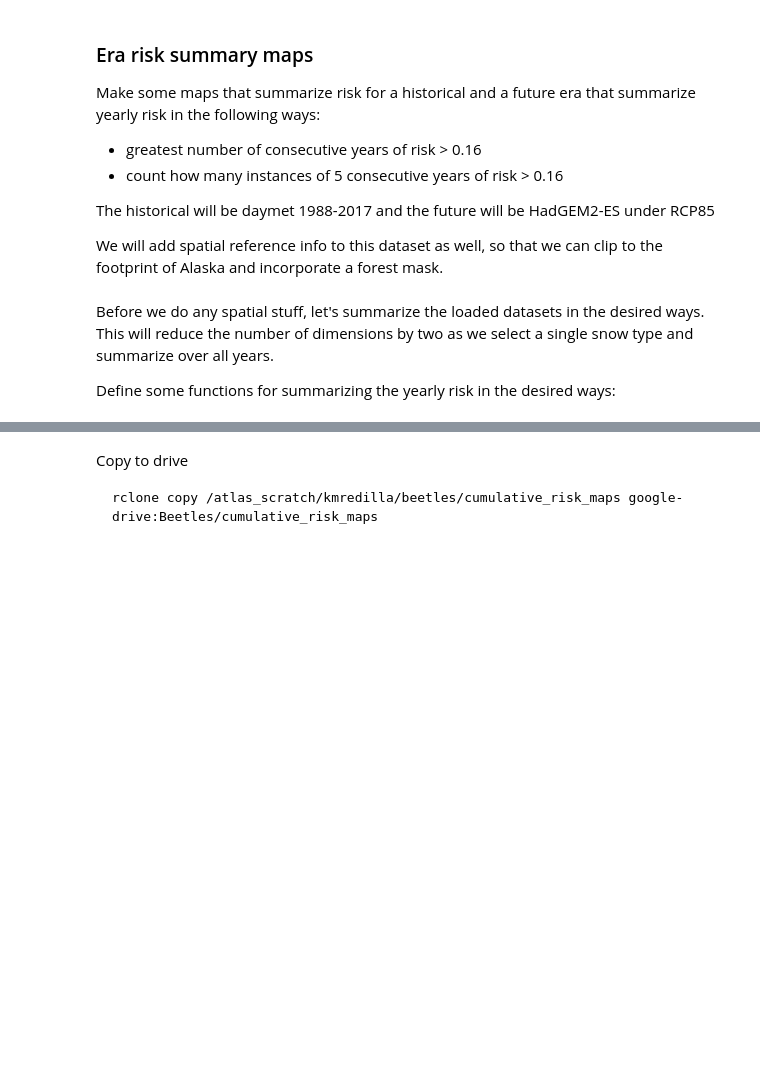
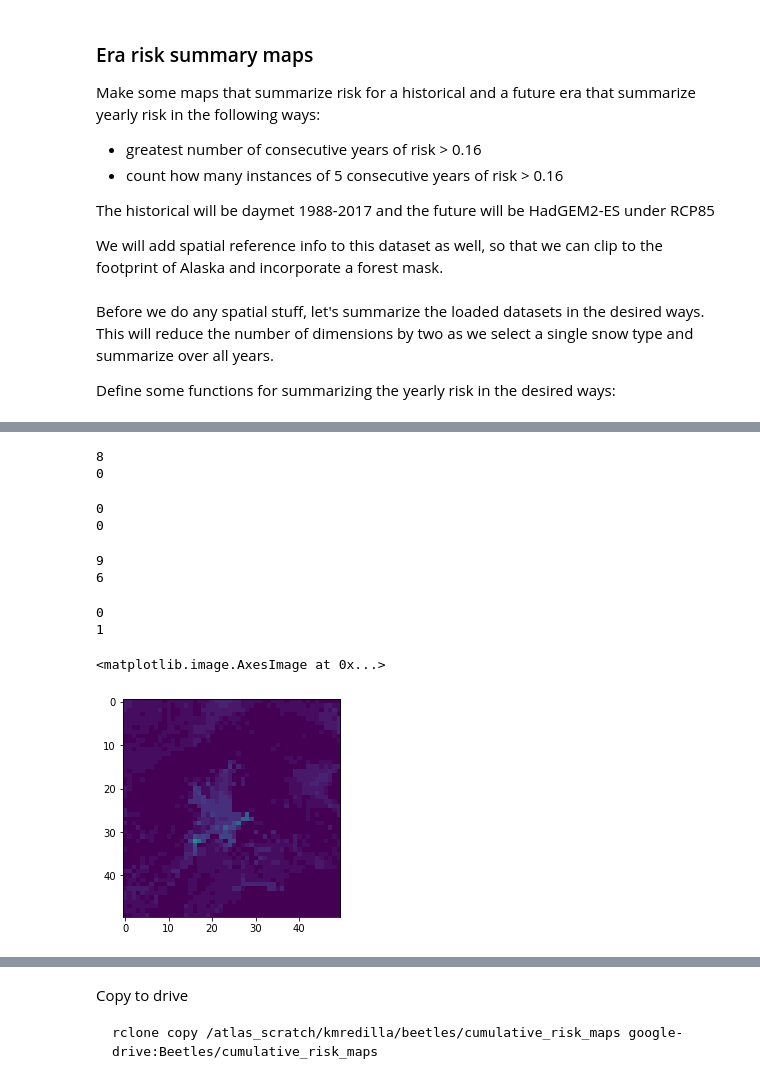
Before and after one commit to ua-snap/spruce-beetle-risk, a Jupyter notebook: eda.ipynb, the cells around one changed output, grey strips where cells are left out. Drawn from its saved outputs; the diff is of its cells as text; code cells hidden in the pictures; blank space fills up the shorter version.

```diff
--- a/eda.ipynb
+++ b/eda.ipynb
@@ -81,0 +109,37 @@ forest_fp = "/workspace/Shared/Tech_Projects/beetles/project_data/ak_forest_mask
+# %%
+r, c = 130, 155
+print((daymet_ds["risk"].sel(snow="med").values[:, r, c] > 0.16).sum())
+print((had_ds["risk"].sel(snow="med").values[:, r, c] > 0.16).sum())
+# %% [output]
+8
+0
+# %%
+r, c = 130, 156
+print((daymet_ds["risk"].sel(snow="med").values[:, r, c] > 0.16).sum())
+print((had_ds["risk"].sel(snow="med").values[:, r, c] > 0.16).sum())
+# %% [output]
+0
+0
+# %%
+r, c = 130, 159
+print((daymet_ds["risk"].sel(snow="med").values[:, r, c] > 0.16).sum())
+print((had_ds["risk"].sel(snow="med").values[:, r, c] > 0.16).sum())
+# %% [output]
+9
+6
+# %%
+r, c = 129, 160
+print((daymet_ds["risk"].sel(snow="med").values[:, r, c] > 0.16).sum())
+print((had_ds["risk"].sel(snow="med").values[:, r, c] > 0.16).sum())
+# %% [output]
+0
+1
+# %%
+arr = np.apply_along_axis(
+    count_risk, 0, daymet_ds["risk"].sel(snow="med", y=slice(100,150), x=slice(125, 175))
+)
+
+plt.imshow(arr, interpolation="none", vmin=0, vmax=30)
+# %% [output]
+<matplotlib.image.AxesImage at 0x...>
+[figure, added]
```
Also changed, not shown: parts of 36 cells of this notebook.
